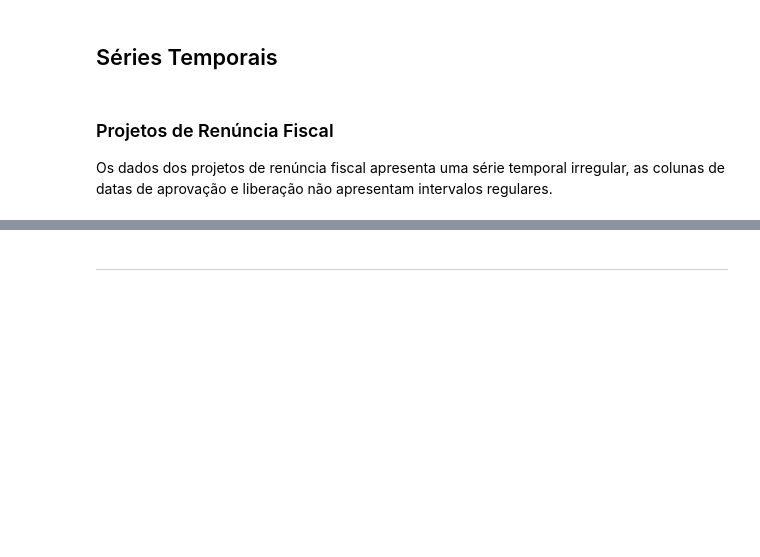
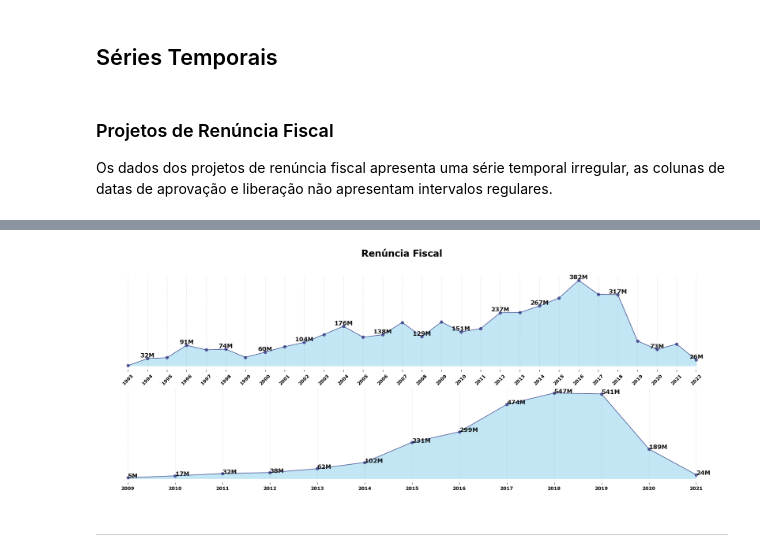
Before and after one commit to fonsecadados/AgenciaNacionalDoCinema_ANCINE, a Jupyter notebook: ANCINE_DesafiosEOportunidades.ipynb, the cells around one changed output, grey strips where cells are left out. Cells and saved outputs as stored; diff of their text form; code cells hidden in the pictures; blank space fills up the shorter version.

```diff
--- a/ANCINE_DesafiosEOportunidades.ipynb
+++ b/ANCINE_DesafiosEOportunidades.ipynb
@@ -809,11 +740,0 @@ No artists with labels found to put in legend.  Note that artists whose label st
-# %%
-colunas = [
-    'REGISTRO_ANCINE', 'DATA_REGISTRO', 'RAZAO_SOCIAL', 'CNPJ',
-    'DATA_CONSTITUICAO', 'UF', 'MUNICIPIO', 'NATUREZA_JURIDICA',
-    'ATIVIDADE_ECONOMICA', 'CLASSIFICACAO_ATIVIDADE',
-    'BRASILEIRO_INDEPENDENTE', 'CLASSIFICACAO_NIVEL_PRODUTORA',
-    'PRODUTORA_INDEPENDENTE'
-]
-
-for i, coluna in enumerate(colunas):
-    print(i, coluna.title())
@@ -870,3 +741,74 @@ Pessoa()
+# %%
+
+df_serie_temp_renun_fiscal = proj_renuncia_fiscal[['DT_APROVACAO_CAPTACAO', 'TOTAL_CAPTADO']]
+df_serie_temp_renun_fiscal['TOTAL_CAPTADO'] = df_serie_temp_renun_fiscal['TOTAL_CAPTADO'].str.replace(',', '.').astype(float)
+df_serie_temp_renun_fiscal['DT_APROVACAO_CAPTACAO'] = df_serie_temp_renun_fiscal['DT_APROVACAO_CAPTACAO'].dt.year
+df_serie_temp_renun_fiscal = df_serie_temp_renun_fiscal.set_index('DT_APROVACAO_CAPTACAO')['TOTAL_CAPTADO']
+df_serie_temp_renun_fiscal = df_serie_temp_renun_fiscal.groupby(df_serie_temp_renun_fiscal.index).sum().reset_index()
+df_serie_temp_renun_fiscal_ano = df_serie_temp_renun_fiscal.set_index('DT_APROVACAO_CAPTACAO')['TOTAL_CAPTADO']
+
+df_serie_temp_fsa_desembolso = proj_fsa_desembolso[['DT_PRIMEIRO_DESEMBOLSO', 'VL_TOTAL_LIBERADO']]
+df_serie_temp_fsa_desembolso['VL_TOTAL_LIBERADO'] = df_serie_temp_fsa_desembolso['VL_TOTAL_LIBERADO'].str.replace(',', '.').astype(float)
+df_serie_temp_fsa_desembolso['DT_PRIMEIRO_DESEMBOLSO'] = df_serie_temp_fsa_desembolso['DT_PRIMEIRO_DESEMBOLSO'].dt.year
+df_serie_temp_fsa_desembolso = df_serie_temp_fsa_desembolso.dropna(subset=['DT_PRIMEIRO_DESEMBOLSO'])
+df_serie_temp_fsa_desembolso['DT_PRIMEIRO_DESEMBOLSO'] = df_serie_temp_fsa_desembolso['DT_PRIMEIRO_DESEMBOLSO'].astype(int)
+df_serie_temp_fsa_desembolso = df_serie_temp_fsa_desembolso.set_index('DT_PRIMEIRO_DESEMBOLSO')['VL_TOTAL_LIBERADO']
+df_serie_temp_fsa_desembolso = df_serie_temp_fsa_desembolso.groupby(df_serie_temp_fsa_desembolso.index).sum().reset_index()
+df_serie_temp_fsa_desembolso_ano = df_serie_temp_fsa_desembolso.set_index('DT_PRIMEIRO_DESEMBOLSO')['VL_TOTAL_LIBERADO']
+
+
+
+#
+plt.figure(figsize=(24, 8))
+gs = gridspec.GridSpec(2, 1)
+axs = [plt.subplot(gs[i]) for i in range(2)]
+
+
+
+def valor_index(df, numero):
+    count = 0
+    for index, valor in df.items():
+        milhoes = valor / 1e6
+
+        if numero == 0:
+            count += 1
+            if count % 2 == 0:
+                axs[0].text(index, valor, f"{milhoes:.0f}M", ha='center', va='bottom', fontweight='bold', fontsize=13, color='k', alpha=0.9)
+            else:
+                pass
+        else:
+            axs[1].text(index, valor, f"{milhoes:.0f}M", fontweight='bold', fontsize=13, color='k', alpha=0.9)
+
+valor_index(df_serie_temp_fsa_desembolso_ano, 1)
+valor_index(df_serie_temp_renun_fiscal_ano, 0)
+
+axs[0].set_xticks(df_serie_temp_renun_fiscal_ano.index)
+axs[0].set_xticklabels(df_serie_temp_renun_fiscal_ano.index, rotation=45, fontweight='bold', alpha=1)
+axs[0].fill_between(df_serie_temp_renun_fiscal_ano.index, df_serie_temp_renun_fiscal_ano.values, color="skyblue", alpha=0.5)
+axs[0].tick_params(axis='x', which='minor', width=5)
+axs[0].set_yticks([])
+axs[0].grid(linestyle='dashed', alpha=0.4)
+axs[0].plot(df_serie_temp_renun_fiscal_ano.index, df_serie_temp_renun_fiscal_ano.values, color='midnightblue', marker='o', alpha=0.6, label='Serie Temp Renun Fiscal Ano')
+
+axs[1].set_xticks(df_serie_temp_fsa_desembolso_ano.index)
+axs[1].set_xticklabels(df_serie_temp_fsa_desembolso_ano.index, rotation=0, fontweight='bold', alpha=1)
+axs[1].fill_between(df_serie_temp_fsa_desembolso_ano.index, df_serie_temp_fsa_desembolso_ano.values, color="skyblue", alpha=0.5)
+axs[1].tick_params(axis='x', which='minor', width=5)
+axs[1].set_yticks([])
+axs[1].grid(linestyle='dashed', alpha=0.4)
+axs[1].plot(df_serie_temp_fsa_desembolso_ano.index, df_serie_temp_fsa_desembolso_ano.values, color='midnightblue', marker='o', alpha=0.6, label='Serie Temp Fsa Desembolso Ano')
+
+
+for ax in axs:
+    ax.spines['top'].set_visible(False)
+    ax.spines['right'].set_visible(False)
+    ax.spines['bottom'].set_visible(False)
+    ax.spines['left'].set_visible(False)
+
+plt.suptitle('Renúncia Fiscal', fontsize=20, fontweight='bold')
+plt.show()
+# %% [output]
+[figure, added]
 # %% [markdown]
 ---
 # %% [markdown]
```
Also changed, not shown: parts of 15 cells of this notebook.
